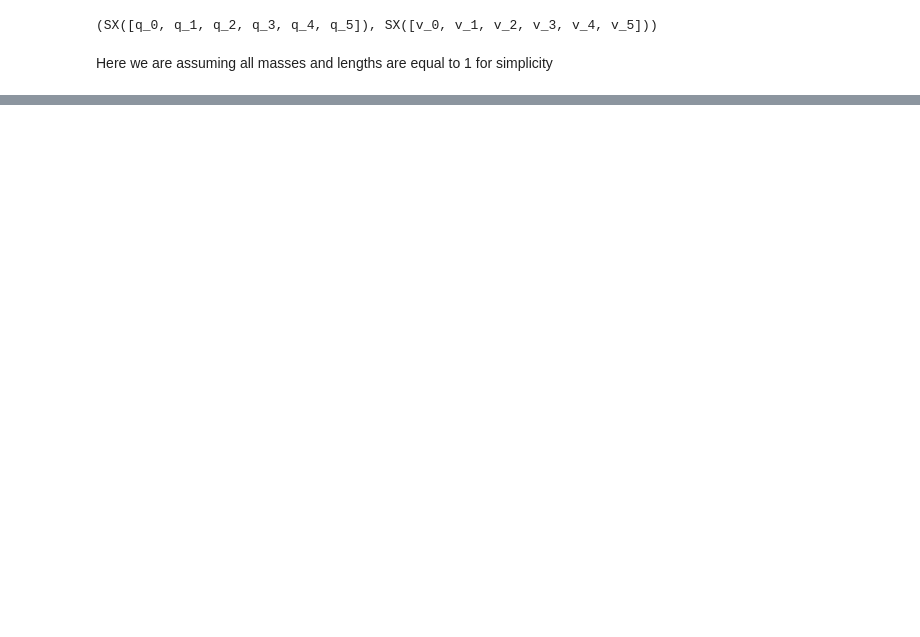
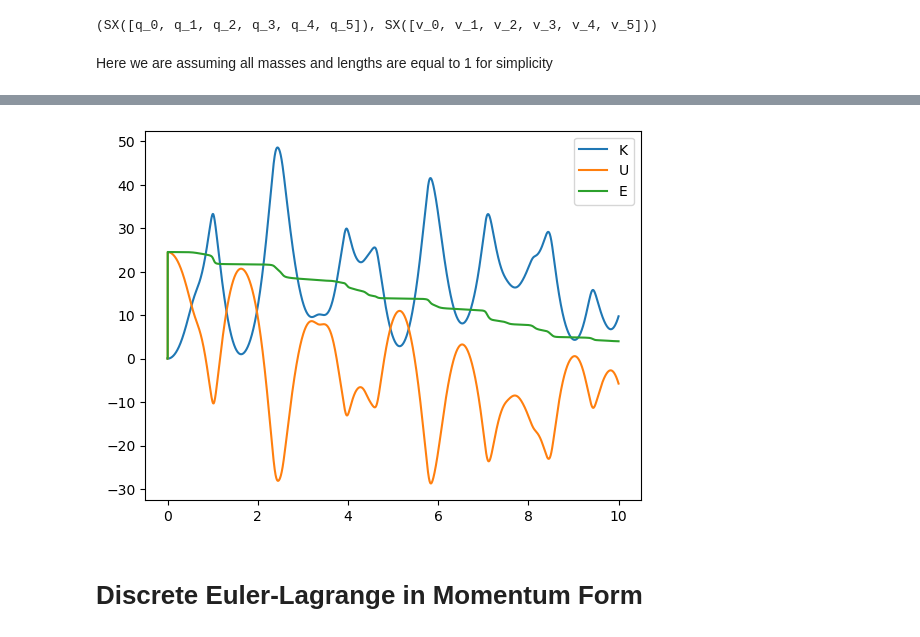
Before and after one commit to simeon-ned/varitop, a Jupyter notebook: examples/00_variational_integration.ipynb, the cells around one changed output, grey strips where cells are left out. Saved outputs shown, nothing was run; the diff lists cells and outputs as text; code cells hidden in the pictures; blank space fills up the shorter version.

```diff
--- a/examples/00_variational_integration.ipynb
+++ b/examples/00_variational_integration.ipynb
@@ -52,0 +125,10 @@ Function(DEL:(q-1[6],q[6],q+1[6],dt)->(DEL_residual[6]) SXFunction)
+# %%
+plt.plot(ts, K, label="K")
+plt.plot(ts, U, label="U")
+plt.plot(ts, E, label="E")
+plt.legend()
+plt.show()
+# %% [output]
+[figure, added]
+# %% [markdown]
+# Discrete Euler-Lagrange in Momentum Form
```
Also changed, not shown: parts of 12 cells of this notebook.
